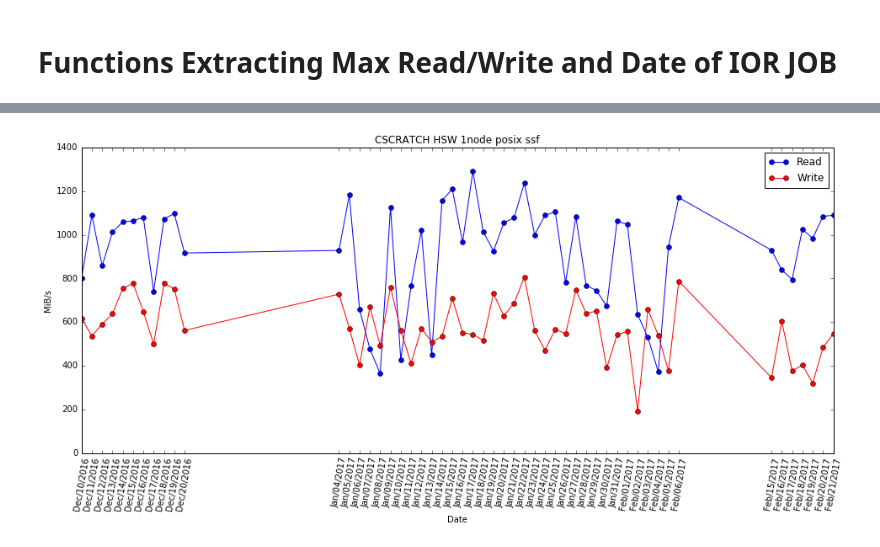
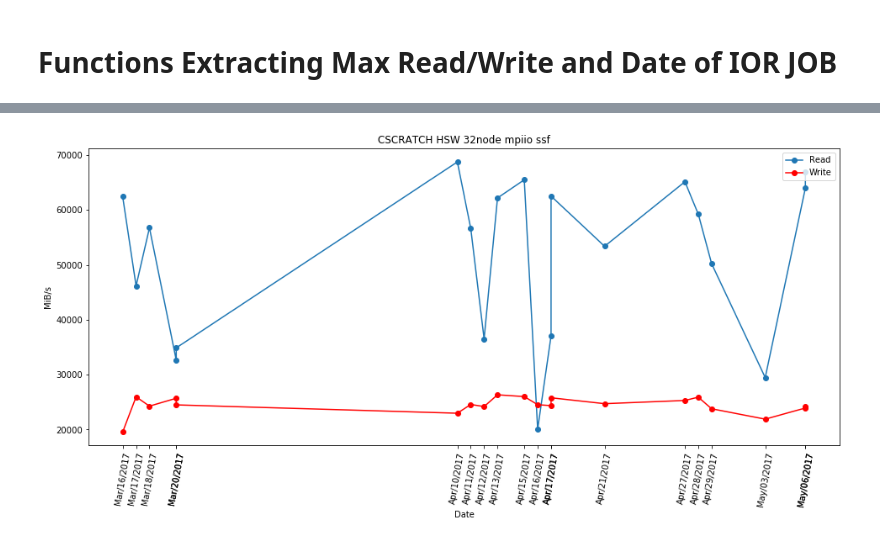
Before and after one commit to NERSC/ior-bench-cori, a Jupyter notebook: IOR_ALLFS.ipynb, the cells around one changed output, grey strips where cells are left out. Saved outputs shown, nothing was run; the diff lists cells and outputs as text; code cells hidden in the pictures.

Commit message:
added one parameter to specify the number of days

```diff
--- a/IOR_ALLFS.ipynb
+++ b/IOR_ALLFS.ipynb
@@ -16,7 +15,15 @@ ls
 # %% [markdown]
 #  Functions Extracting Max Read/Write and Date of IOR JOB
 # %%
-def parser_ior(dir_path,nodes_posixmpi_dir,block_size,rw_plot,ptitle):
+def parser_ior(dir_path,nodes_posixmpi_dir,block_size,rw_plot,ptitle,latest=None):
+    '''
+        dir_path: the log path
+        nodes_posixmpi: specify the sub directory # e.g., 1node_posix_fpp
+        block_size: _10000_, _100000_, _1000000_ # the IOR block size
+        rw_plot: read or write, or readwrite # plot them separately
+        ptitle: title for the figure
+        latest: only plot the last few days' logs, e.g., latest=20, the last 20 days' log
+    '''
     import re,os,time
     import datetime as dt
     dir_tolook=dir_path+"/"+nodes_posixmpi_dir
@@ -40,12 +47,13 @@ def parser_ior(dir_path,nodes_posixmpi_dir,block_size,rw_plot,ptitle):
                 elif re.search("Max Read",line):
                     ior_read.append(line.split(' ')[3])
 
-    assert len(ior_dates)==len(ior_read), "len dates %d, len read %d"%(len(ior_dates),len(ior_read))
+    #assert len(ior_dates)==len(ior_read), "len dates %d, len read %d"%(len(ior_dates),len(ior_read))
     import matplotlib.pyplot as plt
     import matplotlib.dates as mdates
     %matplotlib inline
     #x = [dt.datetime.strftime(d,'%m-%d-%Y') for d in ior_dates]
     x=ior_dates
+    x=x[-latest:]
     #print x
     plt.gca().xaxis.set_major_formatter(mdates.DateFormatter('%b/%d/%Y'))
     plt.gca().xaxis.set_major_locator(mdates.DayLocator())
@@ -59,14 +67,14 @@ def parser_ior(dir_path,nodes_posixmpi_dir,block_size,rw_plot,ptitle):
     fig.set_size_inches(16, 6.5)
     #fig.savefig('test2png.png', dpi=100)
     if (rw_plot=="readwrite"):
-        plt.plot(x,ior_read,'-o',label="read")
-        plt.plot(x,ior_write,'-ro',label="write")
+        plt.plot(x,ior_read[-latest:],'-o',label="read")
+        plt.plot(x,ior_write[-latest:],'-ro',label="write")
         plt.legend(["Read","Write"],loc="upper right")
     elif (rw_plot=="read"):
-        plt.plot(x,ior_read,'-ro',label="read")
+        plt.plot(x,ior_read[-latest:],'-ro',label="read")
     elif(rw_plot=="write"):
-        plt.plot(x,ior_write,'-ro',label="write")
+        plt.plot(x,ior_write[-latest:],'-ro',label="write")
 
     plt.setp( plt.gca().xaxis.get_majorticklabels(), rotation=80 )
     #plt.gcf().autofmt_xdate()
-    plt.savefig("/global/homes/j/jialin/cori_dvs.png",dpi=500)
+    #plt.savefig("/global/homes/j/jialin/cori_dvs.png",dpi=500)
@@ -105,8 +166,8 @@ parser_ior(IOR_HSW_DIR,NODES_POSIXMPI_DIR,BLOCK_SIZE,"readwrite",title) # option
 # %%
 IOR_HSW_DIR="/project/projectdirs/mpccc/fbench/IOR_CSCRATCH/IOR_HSW"
-NODES_POSIXMPI_DIR="1node_posix_ssf"
-BLOCK_SIZE="_1000000_" #10000, 100000
-title="CSCRATCH HSW 1node posix ssf"
-parser_ior(IOR_HSW_DIR,NODES_POSIXMPI_DIR,BLOCK_SIZE,"readwrite",title) # options are read, write, readwrite
+NODES_POSIXMPI_DIR="32node_mpiio_ssf"
+BLOCK_SIZE="ssf" #10000, 100000
+title="CSCRATCH HSW 32node mpiio ssf"
+parser_ior(IOR_HSW_DIR,NODES_POSIXMPI_DIR,BLOCK_SIZE,"readwrite",title,latest=20) # options are read, write, readwrite
 # %% [output]
-[figure, old version]
+[figure, new version]
```
Also changed, not shown: parts of 23 cells of this notebook.
